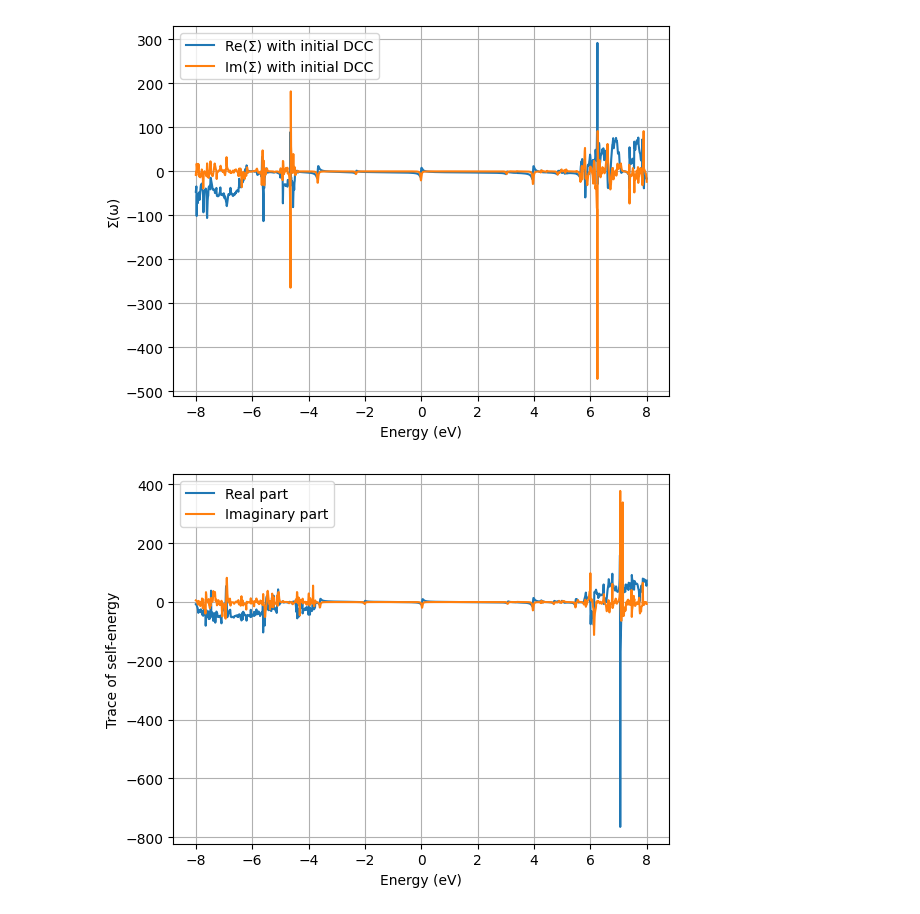
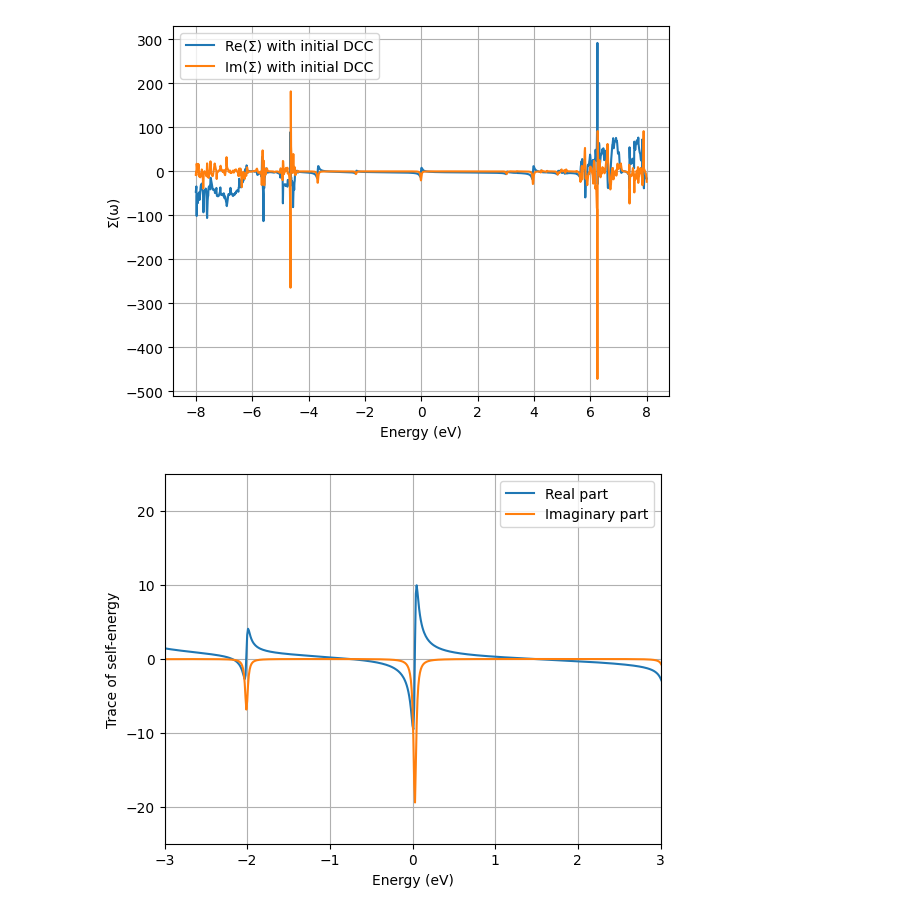
Before and after one commit to aj0337/qtpyt-tests, a Jupyter notebook: gw_edmft/AuBDA14CH2/analysis.ipynb, the cells around one changed output. Cells and saved outputs as stored; diff of their text form; code cells hidden in the pictures.

```diff
--- a/gw_edmft/AuBDA14CH2/analysis.ipynb
+++ b/gw_edmft/AuBDA14CH2/analysis.ipynb
@@ -56,15 +56,17 @@ plt.show()
 # %%
 ed_self_energy = np.load('output/lowdin/ed/self_energy_with_dcc.npy')
 
 trace_ed_se = np.trace(ed_self_energy, axis1=1, axis2=2)
 plt.plot(energies, trace_ed_se.real, label='Real part')
 plt.plot(energies, trace_ed_se.imag, label='Imaginary part')
 plt.xlabel("Energy (eV)")
 plt.ylabel("Trace of self-energy")
 plt.legend()
+plt.xlim(-3,3)
+plt.ylim(-25,25)
 plt.grid()
 # %% [output]
-[figure, old version]
+[figure, new version]
 # %%
 E,T = np.load('output/lowdin/ed/ET.npy')
 plt.plot(E, T, label='ed')
```
Also changed, not shown: parts of 1 cell of this notebook, 2 other files.
